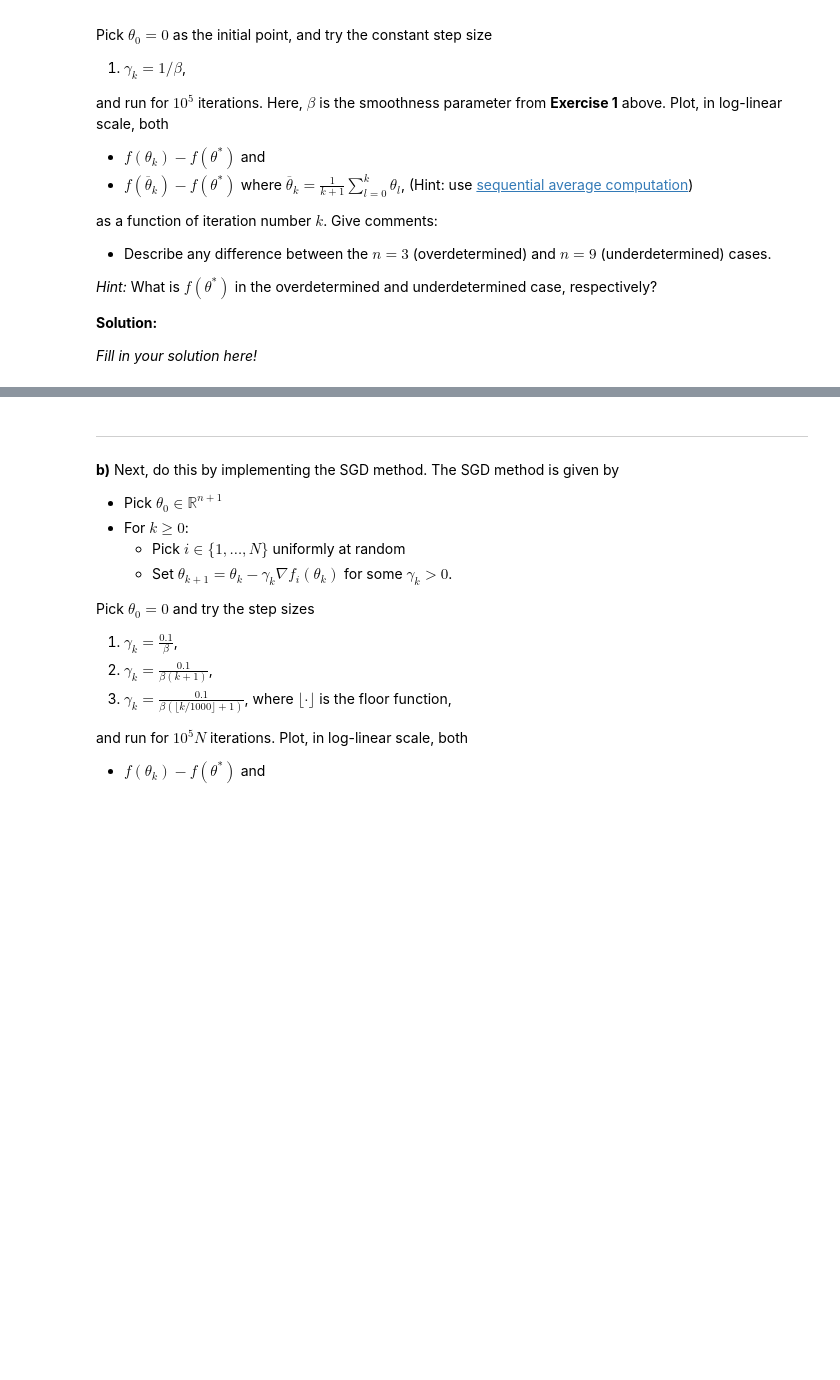
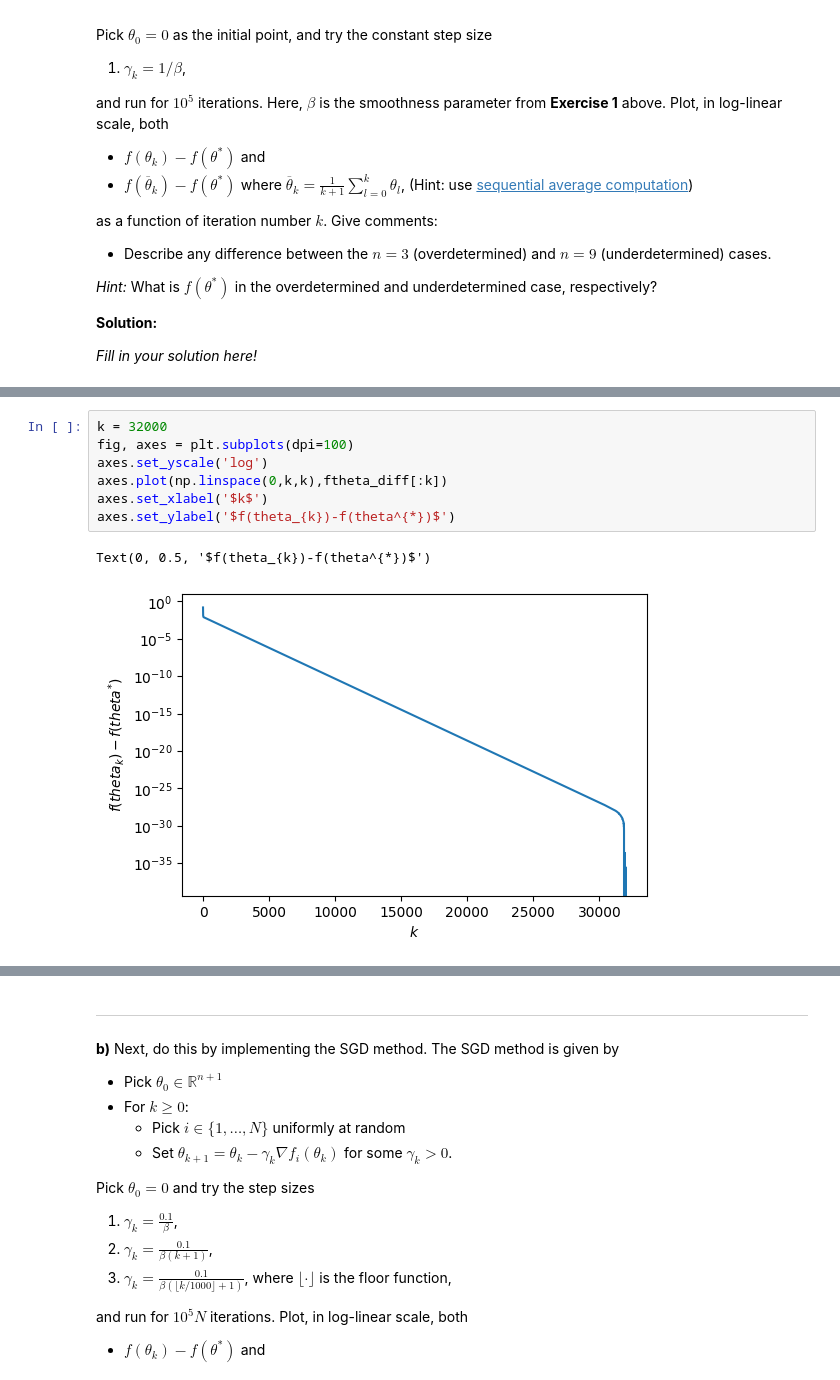
Before and after one commit to RasmusBacklund/FRTN50, a Jupyter notebook: handin2.ipynb, the cells around one changed output, grey strips where cells are left out. Drawn from its saved outputs; the diff is of its cells as text; blank space fills up the shorter version.

```diff
--- a/handin2.ipynb
+++ b/handin2.ipynb
@@ -462,0 +521,10 @@ _Fill in your solution here!_
+# %%
+k = 32000
+fig, axes = plt.subplots(dpi=100)
+axes.set_yscale('log')
+axes.plot(np.linspace(0,k,k),ftheta_diff[:k])
+axes.set_xlabel('$k$')
+axes.set_ylabel('$f(theta_{k})-f(theta^{*})$')
+# %% [output]
+Text(0, 0.5, '$f(theta_{k})-f(theta^{*})$')
+[figure, added]
```
Also changed, not shown: parts of 37 cells of this notebook.
